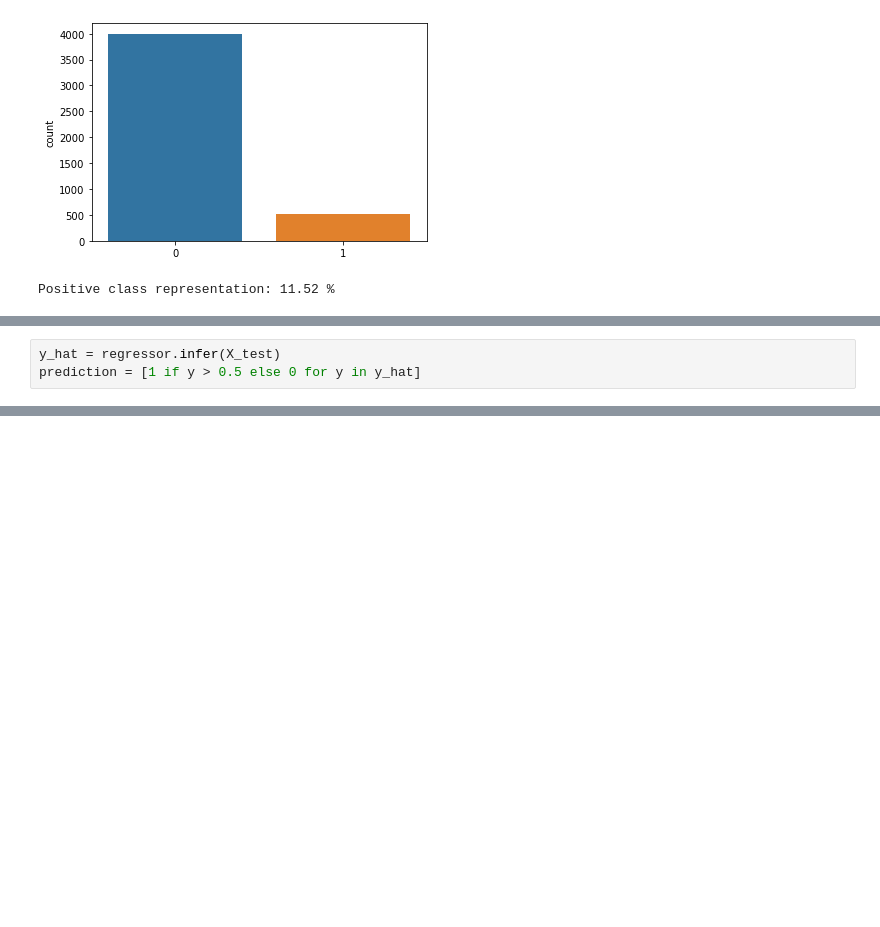
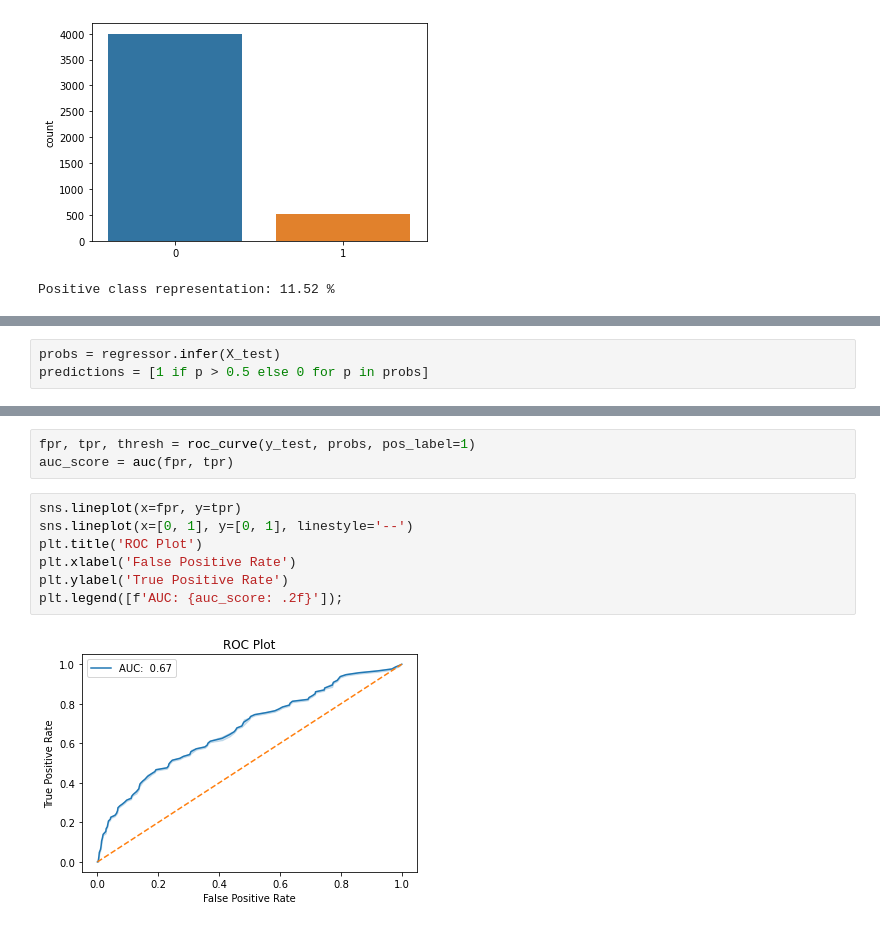
Before and after one commit to wcneill/ml-from-scratch, a Jupyter notebook: logregression/logreg.ipynb, the cells around one changed output, grey strips where cells are left out. Drawn from its saved outputs; the diff is of its cells as text; blank space fills up the shorter version.

```diff
--- a/logregression/logreg.ipynb
+++ b/logregression/logreg.ipynb
@@ -108,5 +111,5 @@ total training time: 7.399847030639648 sec
 # %%
-y_hat = regressor.infer(X_test)
-prediction = [1 if y > 0.5 else 0 for y in y_hat]
+probs = regressor.infer(X_test)
+predictions = [1 if p > 0.5 else 0 for p in probs]
 # %%
 # accuracy:
@@ -115,0 +119,12 @@ prediction = [1 if y > 0.5 else 0 for y in y_hat]
+# %%
+fpr, tpr, thresh = roc_curve(y_test, probs, pos_label=1)
+auc_score = auc(fpr, tpr)
+# %%
+sns.lineplot(x=fpr, y=tpr)
+sns.lineplot(x=[0, 1], y=[0, 1], linestyle='--')
+plt.title('ROC Plot')
+plt.xlabel('False Positive Rate')
+plt.ylabel('True Positive Rate')
+plt.legend([f'AUC: {auc_score: .2f}']);
+# %% [output]
+[figure, added]
```
Also changed, not shown: parts of 9 cells of this notebook, 1 other file.
